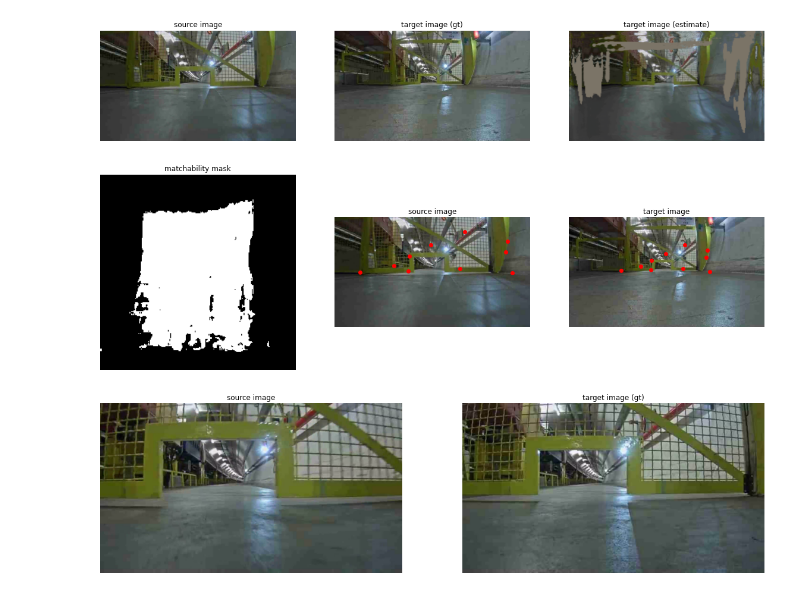
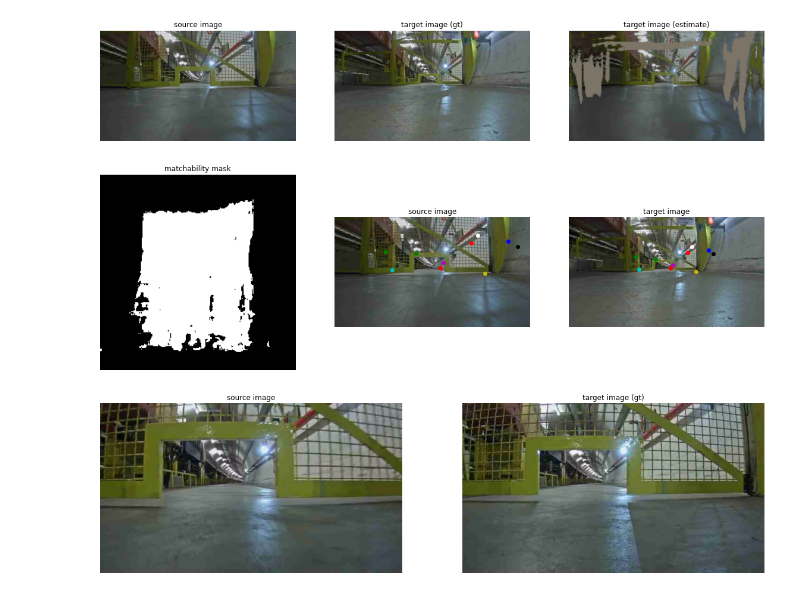
Before and after one commit to RobInLabUJI/DGC-Net, a Jupyter notebook: dgc_vision_front_points.ipynb, the cells around one changed output. Drawn from its saved outputs; the diff is of its cells as text; code cells hidden in the pictures.

```diff
--- a/dgc_vision_front_points.ipynb
+++ b/dgc_vision_front_points.ipynb
@@ -37,30 +37,37 @@ ax3.imshow(warp_img); ax3.axis('off'); ax3.set_title('target image (estimate)');
 # %%
 match_mask = dgc.getMatchabilityMask()
 flow = dgc.getFlow()
 
 import random
 xt, yt, xs, ys = [], [], [], []
+colors = 'rgbyckwm'
+c = []
 
 for i in range(10):
     x = random.randrange(480,1440)
     y = random.randrange(270,540)
     xt.append(x)
     yt.append(y)
     x, y = dgc.source(x,y)
     xs.append(x)
     ys.append(y)
+    c.append(colors[i % len(colors)])
 
 plt.figure()
 ax1 = plt.subplot(1, 3, 1)
 ax1.imshow(match_mask>0, cmap='gray'); ax1.axis('off'); ax1.set_title('matchability mask');
 ax2 = plt.subplot(1, 3, 2)
-ax2.imshow(img1); ax2.plot(xs, ys, 'ro');
+ax2.imshow(img1);
+for i in range(len(c)):
+    ax2.plot(xs[i], ys[i], c[i]+'o');
 ax2.axis('off'); ax2.set_title('source image');
 ax3 = plt.subplot(1, 3, 3)
-ax3.imshow(img2); ax3.plot(xt, yt, 'ro');
+ax3.imshow(img2);
+for i in range(len(c)):
+    ax3.plot(xt[i], yt[i], c[i]+'o');
 ax3.axis('off'); ax3.set_title('target image');
 # %% [output]
-[figure, old version]
+[figure, new version]
 # %%
 img1 = cv2.cvtColor(cv2.imread(osp.join(IMG_PATH, '0150.png'), cv2.IMREAD_COLOR), cv2.COLOR_BGR2RGB)
 img2 = cv2.cvtColor(cv2.imread(osp.join(IMG_PATH, '0095.png'), cv2.IMREAD_COLOR), cv2.COLOR_BGR2RGB)
```
Also changed, not shown: parts of 2 cells of this notebook.
